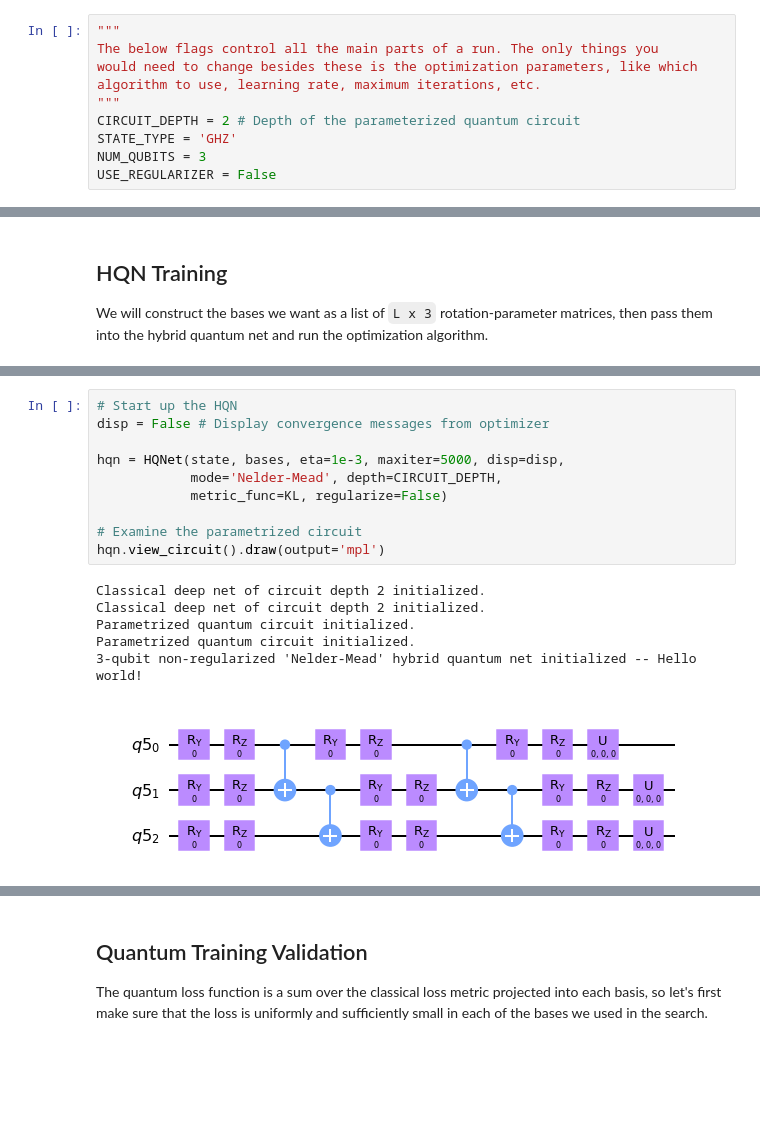
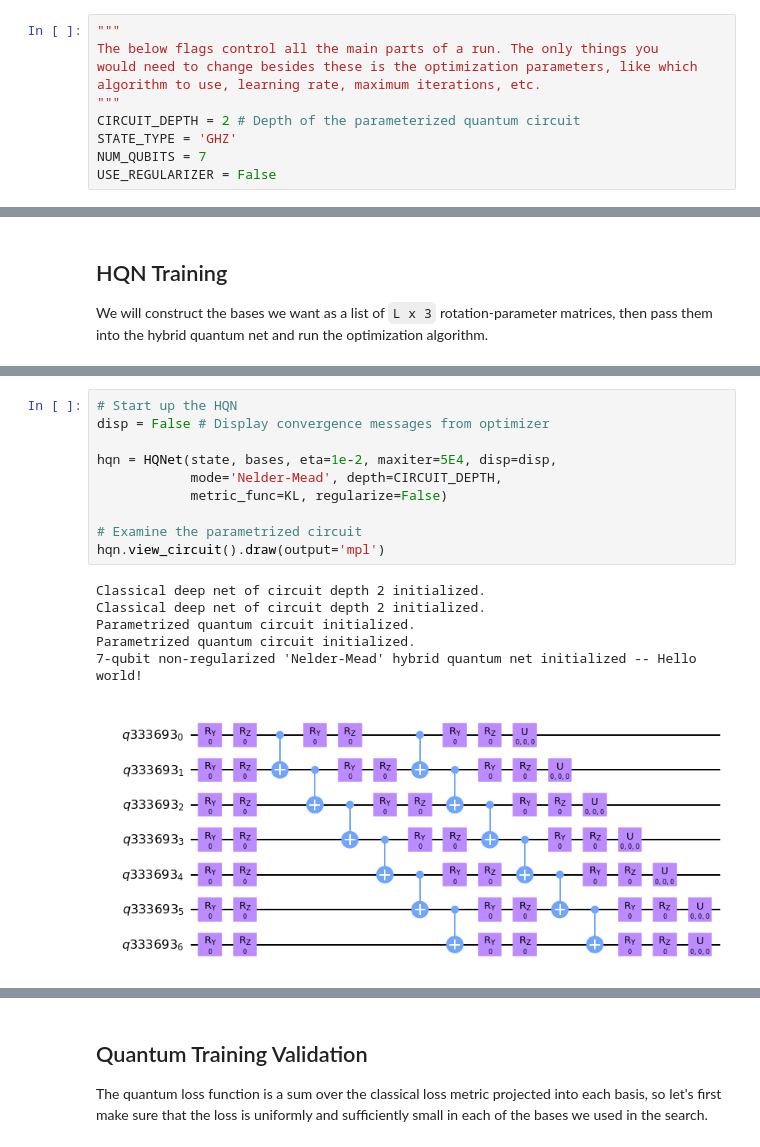
Before and after one commit to jz-lu/symmetry-learning, a Jupyter notebook: HQN.ipynb, the cells around one changed output, grey strips where cells are left out. Saved outputs shown, nothing was run; the diff lists cells and outputs as text; blank space fills up the shorter version.

```diff
--- a/HQN.ipynb
+++ b/HQN.ipynb
@@ -24,7 +24,7 @@ algorithm to use, learning rate, maximum iterations, etc.
 """
 CIRCUIT_DEPTH = 2 # Depth of the parameterized quantum circuit
 STATE_TYPE = 'GHZ'
-NUM_QUBITS = 3
+NUM_QUBITS = 7
 USE_REGULARIZER = False
 # %%
 """[Notes on the states]
@@ -96,20 +106,20 @@ plt.show()
 # %%
 # Start up the HQN
 disp = False # Display convergence messages from optimizer
 
-hqn = HQNet(state, bases, eta=1e-3, maxiter=5000, disp=disp,
+hqn = HQNet(state, bases, eta=1e-2, maxiter=5E4, disp=disp,
             mode='Nelder-Mead', depth=CIRCUIT_DEPTH,
             metric_func=KL, regularize=False)
 
 # Examine the parametrized circuit
 hqn.view_circuit().draw(output='mpl')
 # %% [output]
 Classical deep net of circuit depth 2 initialized.
 Classical deep net of circuit depth 2 initialized.
 Parametrized quantum circuit initialized.
 Parametrized quantum circuit initialized.
-3-qubit non-regularized 'Nelder-Mead' hybrid quantum net initialized -- Hello world!
+7-qubit non-regularized 'Nelder-Mead' hybrid quantum net initialized -- Hello world!
-[figure, old version]
+[figure, new version]
 # %%
 # Optimize a few times.
 NRUN = 1
```
Also changed, not shown: parts of 8 cells of this notebook, 3 other files.
